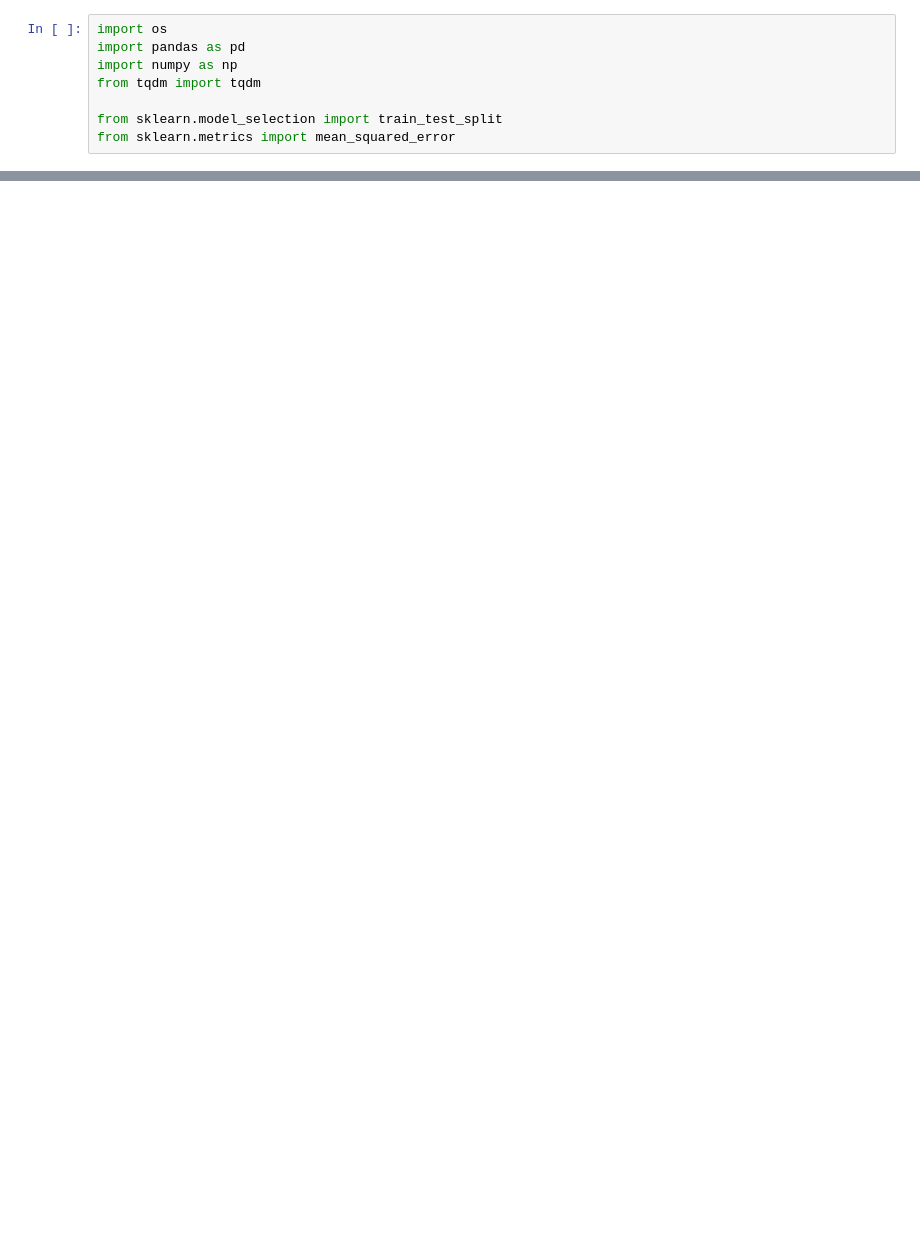
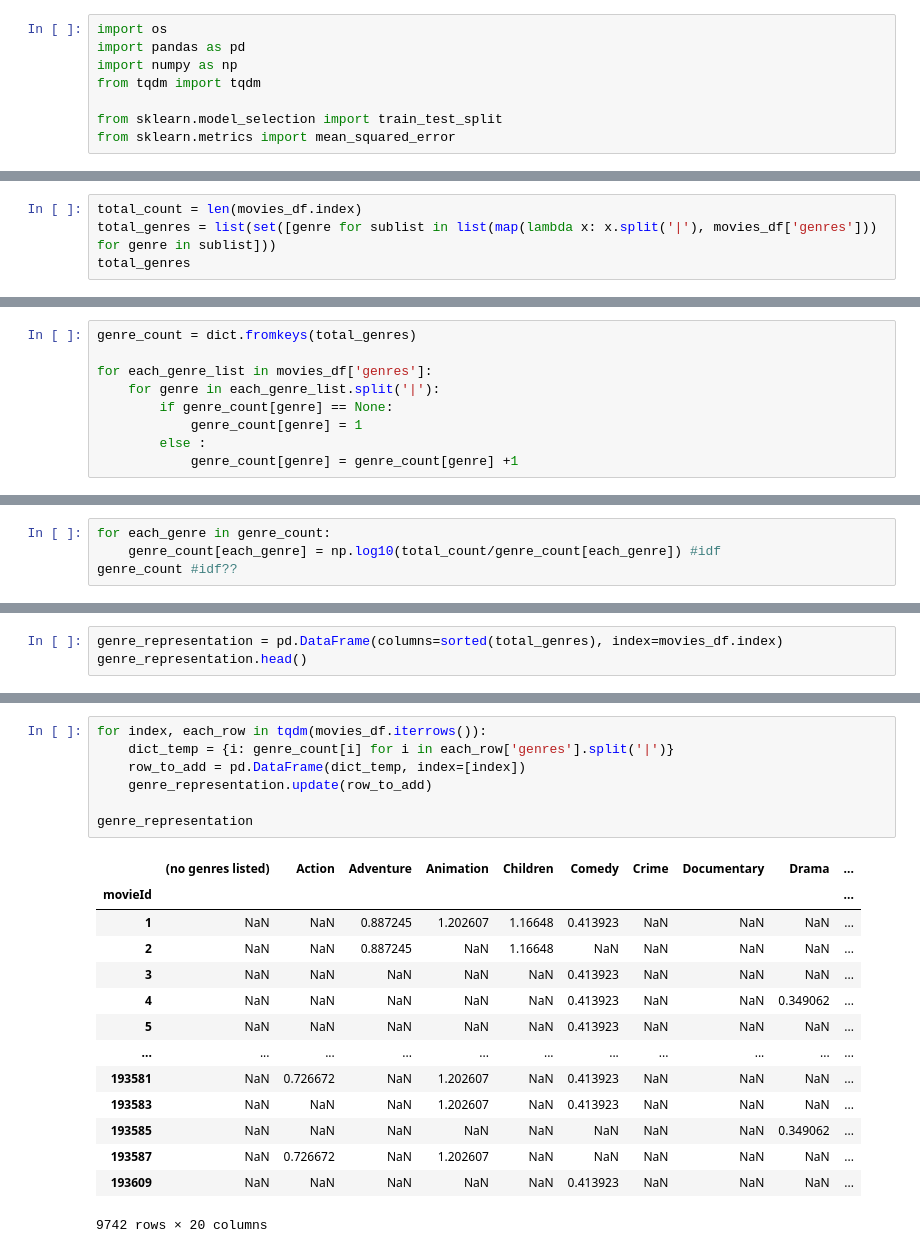
Before and after one commit to hoiho77/Deep-learning, a Jupyter notebook: Classic_recommendation_algorithms/contents-based/tf_idf.ipynb, the cells around one changed output, grey strips where cells are left out. Saved outputs shown, nothing was run; the diff lists cells and outputs as text; blank space fills up the shorter version.

```diff
--- a/Classic_recommendation_algorithms/contents-based/tf_idf.ipynb
+++ b/Classic_recommendation_algorithms/contents-based/tf_idf.ipynb
@@ -18,0 +42,4 @@ import konlpy
+# %%
+total_count = len(movies_df.index)
+total_genres = list(set([genre for sublist in list(map(lambda x: x.split('|'), movies_df['genres'])) for genre in sublist]))
+total_genres
@@ -18,0 +73,9 @@ import konlpy
+# %%
+genre_count = dict.fromkeys(total_genres)
+
+for each_genre_list in movies_df['genres']:
+    for genre in each_genre_list.split('|'):
+        if genre_count[genre] == None:
+            genre_count[genre] = 1
+        else :
+            genre_count[genre] = genre_count[genre] +1
@@ -18,0 +105,4 @@ import konlpy
+# %%
+for each_genre in genre_count:
+    genre_count[each_genre] = np.log10(total_count/genre_count[each_genre]) #idf
+genre_count #idf??
@@ -18,0 +130,3 @@ import konlpy
+# %%
+genre_representation = pd.DataFrame(columns=sorted(total_genres), index=movies_df.index)
+genre_representation.head()
@@ -18,0 +141,22 @@ import konlpy
+# %%
+for index, each_row in tqdm(movies_df.iterrows()):
+    dict_temp = {i: genre_count[i] for i in each_row['genres'].split('|')}
+    row_to_add = pd.DataFrame(dict_temp, index=[index])
+    genre_representation.update(row_to_add)
+
+genre_representation
+# %% [output]
+|  | (no genres listed) | Action | Adventure | Animation | Children | Comedy | Crime | Documentary | Drama | ... |
+| movieId |  |  |  |  |  |  |  |  |  | ... |
+| 1 | NaN | NaN | 0.887245 | 1.202607 | 1.16648 | 0.413923 | NaN | NaN | NaN | ... |
+| 2 | NaN | NaN | 0.887245 | NaN | 1.16648 | NaN | NaN | NaN | NaN | ... |
+| 3 | NaN | NaN | NaN | NaN | NaN | 0.413923 | NaN | NaN | NaN | ... |
+| 4 | NaN | NaN | NaN | NaN | NaN | 0.413923 | NaN | NaN | 0.349062 | ... |
+| 5 | NaN | NaN | NaN | NaN | NaN | 0.413923 | NaN | NaN | NaN | ... |
+| ... | ... | ... | ... | ... | ... | ... | ... | ... | ... | ... |
+| 193581 | NaN | 0.726672 | NaN | 1.202607 | NaN | 0.413923 | NaN | NaN | NaN | ... |
+| 193583 | NaN | NaN | NaN | 1.202607 | NaN | 0.413923 | NaN | NaN | NaN | ... |
+| 193585 | NaN | NaN | NaN | NaN | NaN | NaN | NaN | NaN | 0.349062 | ... |
+| 193587 | NaN | 0.726672 | NaN | 1.202607 | NaN | NaN | NaN | NaN | NaN | ... |
+| 193609 | NaN | NaN | NaN | NaN | NaN | 0.413923 | NaN | NaN | NaN | ... |
+9742 rows × 20 columns
```
Also changed, not shown: parts of 15 cells of this notebook.
